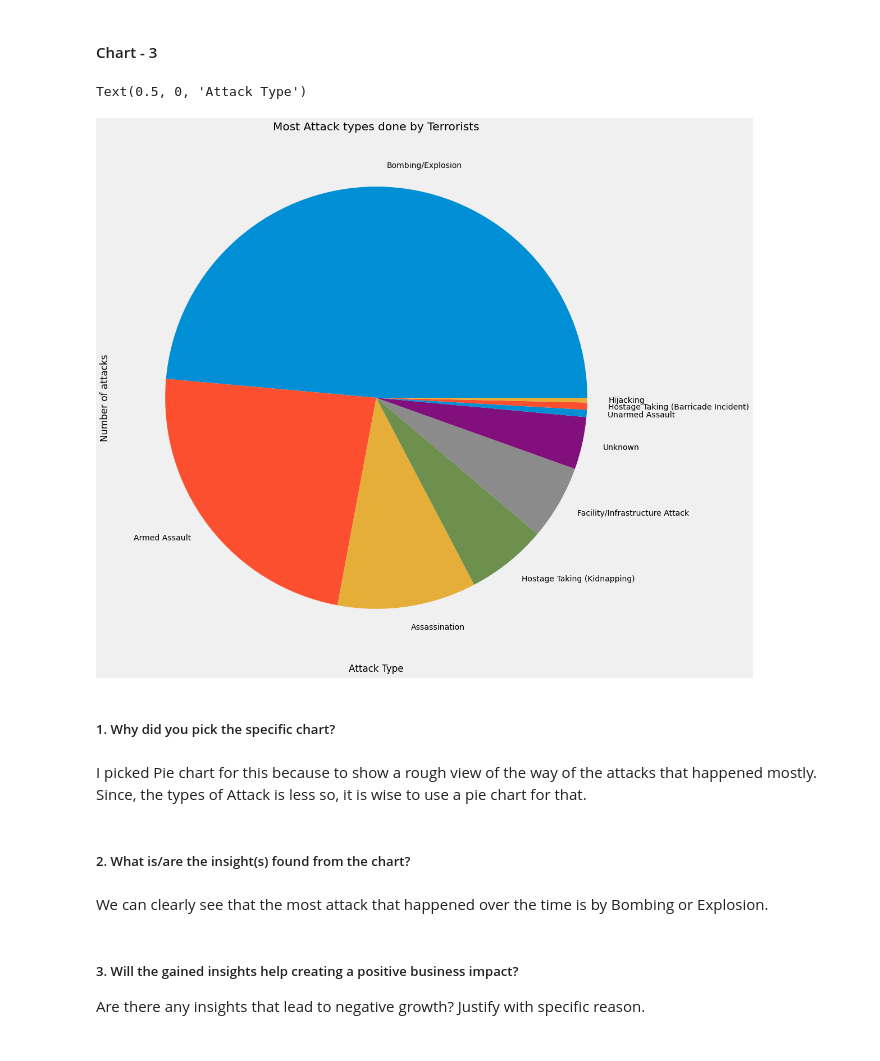
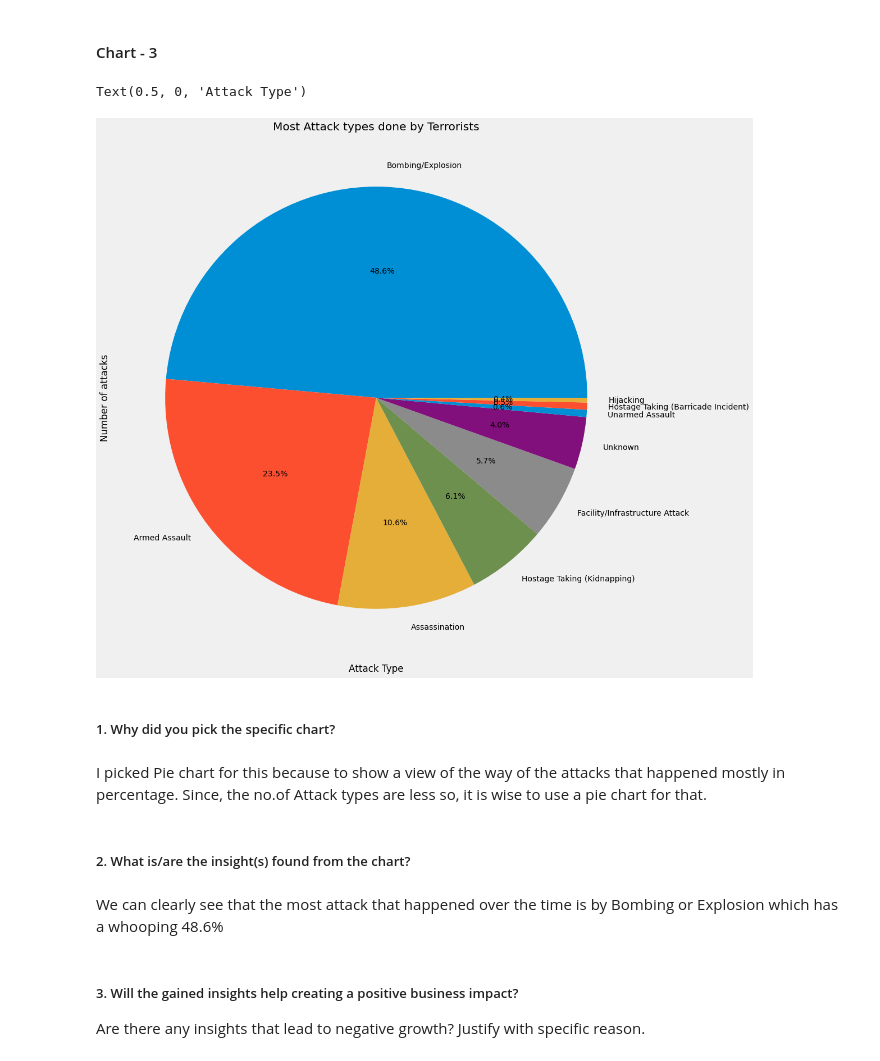
Before and after one commit to cpacharya/Global-Terrorism, a Jupyter notebook: EDA_project_on_Global_Terrorism_by_Chandra_Prakash_Acharya.ipynb, the cells around one changed output. Cells and saved outputs as stored; diff of their text form; code cells hidden in the pictures.

```diff
--- a/EDA_project_on_Global_Terrorism_by_Chandra_Prakash_Acharya.ipynb
+++ b/EDA_project_on_Global_Terrorism_by_Chandra_Prakash_Acharya.ipynb
@@ -392,26 +427,26 @@ Answer Here
 # %%
 # Chart - 3 visualization code
 # This chart shows the count of most destructive types of attack that happened during the course of years till 2017
 attack_type = df_global_terror["AttackType"].value_counts()
 #print(attack_type)
 
 plt.subplots(figsize=(15,17))
-attack_type.plot(kind='pie')
+attack_type.plot(kind='pie', autopct='%1.1f%%')
 
 plt.title('Most Attack types done by Terrorists')
 plt.ylabel('Number of attacks')
 plt.xlabel('Attack Type')
 # %% [output]
 Text(0.5, 0, 'Attack Type')
-[figure, old version]
+[figure, new version]
 # %% [markdown]
 ##### 1. Why did you pick the specific chart?
 # %% [markdown]
-I picked Pie chart for this because to show a rough view of the way of the attacks that happened mostly. Since, the types of Attack is less so, it is wise to use a pie chart for that.
+I picked Pie chart for this because to show a view of the way of the attacks that happened mostly in percentage. Since, the no.of Attack types are less so, it is wise to use a pie chart for that.
 # %% [markdown]
 ##### 2. What is/are the insight(s) found from the chart?
 # %% [markdown]
-We can clearly see that the most attack that happened over the time is by Bombing or Explosion.
+We can clearly see that the most attack that happened over the time is by Bombing or Explosion which has a whooping 48.6%
 # %% [markdown]
 ##### 3. Will the gained insights help creating a positive business impact?
 Are there any insights that lead to negative growth? Justify with specific reason.
```
Also changed, not shown: parts of 25 cells of this notebook.
